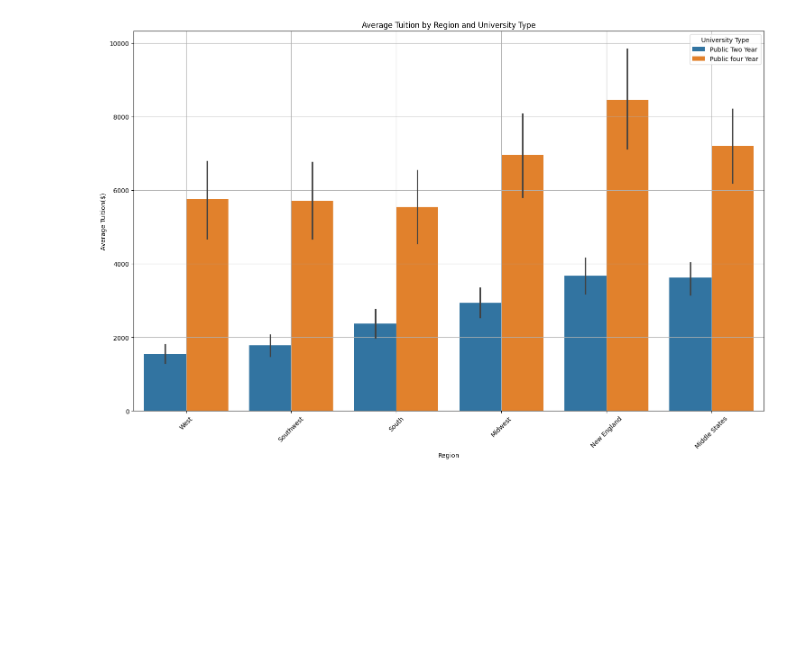
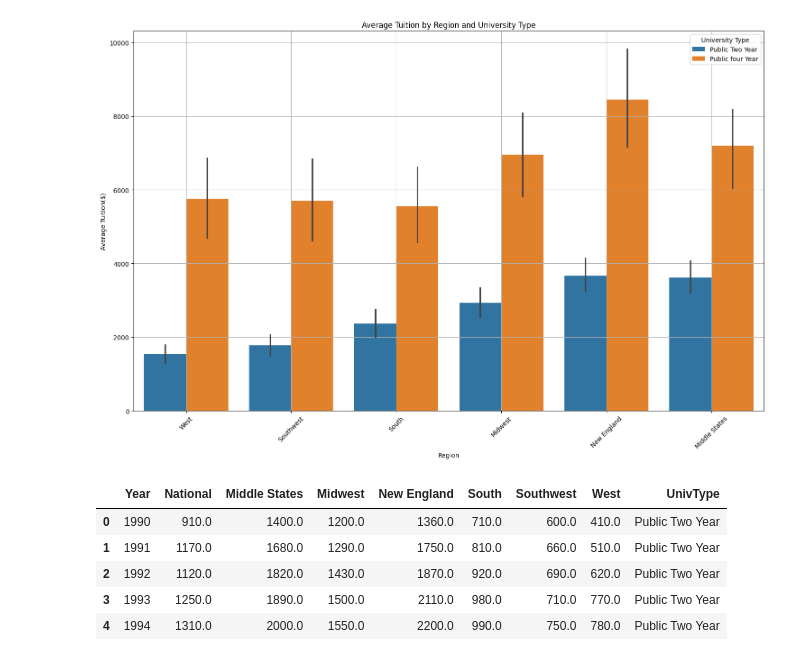
Before and after one commit to hypnos-coder/data-derby, a Jupyter notebook: src/novice/two/two.ipynb, the cells around one changed output. Saved outputs shown, nothing was run; the diff lists cells and outputs as text; code cells hidden in the pictures; blank space fills up the shorter version.

```diff
--- a/src/novice/two/two.ipynb
+++ b/src/novice/two/two.ipynb
@@ -175,0 +176,9 @@ for univ in df['UnivType'].unique():
+# %%
+df.head()
+# %% [output]
+|  | Year | National | Middle States | Midwest | New England | South | Southwest | West | UnivType |
+| 0 | 1990 | 910.0 | 1400.0 | 1200.0 | 1360.0 | 710.0 | 600.0 | 410.0 | Public Two Year |
+| 1 | 1991 | 1170.0 | 1680.0 | 1290.0 | 1750.0 | 810.0 | 660.0 | 510.0 | Public Two Year |
+| 2 | 1992 | 1120.0 | 1820.0 | 1430.0 | 1870.0 | 920.0 | 690.0 | 620.0 | Public Two Year |
+| 3 | 1993 | 1250.0 | 1890.0 | 1500.0 | 2110.0 | 980.0 | 710.0 | 770.0 | Public Two Year |
+| 4 | 1994 | 1310.0 | 2000.0 | 1550.0 | 2200.0 | 990.0 | 750.0 | 780.0 | Public Two Year |
```
Also changed, not shown: parts of 3 cells of this notebook, 12 other files.
